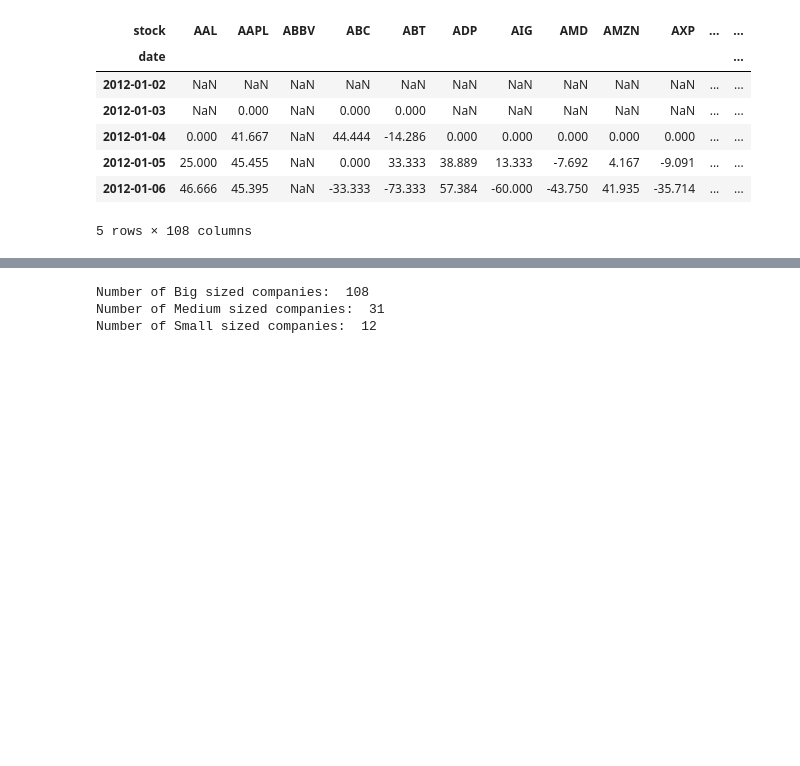
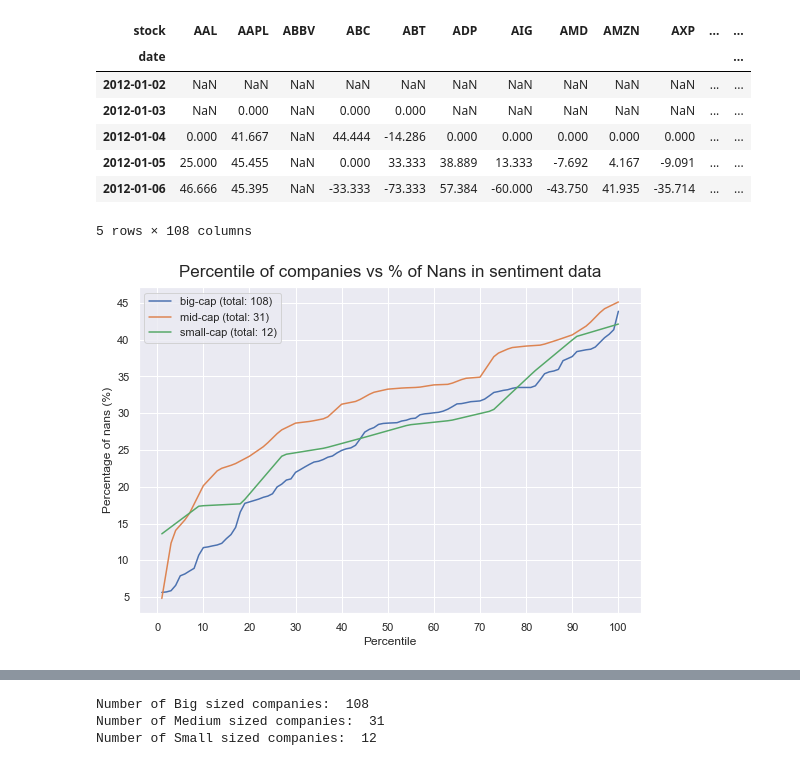
Before and after one commit to DaniloMendezR/master_thesis, a Jupyter notebook: Data_cleaning.ipynb, the cells around one changed output, grey strips where cells are left out. Drawn from its saved outputs; the diff is of its cells as text; code cells hidden in the pictures; blank space fills up the shorter version.

Commit message:
Plots and nans data analysis

```diff
--- a/Data_cleaning.ipynb
+++ b/Data_cleaning.ipynb
@@ -3,9 +3,12 @@ import numpy as np
 import pandas as pd
 import seaborn as sns
 import matplotlib.pyplot as plt
+import seaborn as sns
+from scipy.stats import scoreatpercentile
 import os
 from utils import *
 
+sns.set_theme(style="darkgrid")
 PATH = os.getcwd()
 # %%
 ## Stocks classification (by capitalization)
@@ -37,9 +40,13 @@ big_sent_all['date'] = pd.to_datetime(big_sent_all['date']).dt.date
 
 #2. Make a table for each sentiment indicator
 big_sent_tables = {}
+big_sent_nan_tables = {}
 for i in big_sent_all.columns[2:]:
     big_sent_pivot = big_sent_all.pivot(index="date", columns="stock", values= i)
+    big_sent_pivot.index = pd.to_datetime(big_sent_pivot.index)
     big_sent_tables['big_'+i] = big_sent_pivot
+
+    big_sent_nan_tables['big_nan_'+i] = 100*big_sent_pivot.isna().sum(axis=0)/big_sent_pivot.shape[0] #% of nans per column (company)
 
 print('List of tables created: ',big_sent_tables.keys())
 print('RCV Table:')
@@ -62,14 +69,41 @@ RCV Table:
 mid_sent_all = pd.read_csv(os.path.join(PATH, 'dataSent12_21Good', 'USmed_Sent12_21.csv'))
 mid_sent_all['date'] = pd.to_datetime(mid_sent_all['date']).dt.date
 mid_sent_tables = {}
+mid_sent_nan_tables = {}
 for i in mid_sent_all.columns[2:]:
     mid_sent_pivot = mid_sent_all.pivot(index="date", columns="stock", values= i)
+    mid_sent_pivot.index = pd.to_datetime(mid_sent_pivot.index)
     mid_sent_tables['mid_'+i] = mid_sent_pivot
+
+    mid_sent_nan_tables['mid_nan_'+i] = 100*mid_sent_pivot.isna().sum(axis=0)/mid_sent_pivot.shape[0] #% of nans per column (company)
 
 #Small companies
 small_sent_all = pd.read_csv(os.path.join(PATH, 'dataSent12_21Good', 'USsmall_Sent12_21.csv'))
 small_sent_all['date'] = pd.to_datetime(small_sent_all['date']).dt.date
 small_sent_tables = {}
+small_sent_nan_tables = {}
 for i in small_sent_all.columns[2:]:
     small_sent_pivot = small_sent_all.pivot(index="date", columns="stock", values= i)
+    small_sent_pivot.index = pd.to_datetime(small_sent_pivot.index)
     small_sent_tables['small_'+i] = small_sent_pivot
+
+    small_sent_nan_tables['small_nan_'+i] = 100*small_sent_pivot.isna().sum(axis=0)/small_sent_pivot.shape[0] #% of nans per column (company)
+# %%
+#Let's plot the Percentile of companies vs % of Nans in the sentiment data
+a=list(range(1,101))
+b = [scoreatpercentile(big_sent_nan_tables['big_nan_RCV'],i) for i in a]
+m = [scoreatpercentile(mid_sent_nan_tables['mid_nan_RCV'],i) for i in a]
+s = [scoreatpercentile(small_sent_nan_tables['small_nan_RCV'],i) for i in a]
+df = pd.DataFrame({'percentile': a, 'big % nulls': b, 'mid % nulls': m, 'small % nulls': s}, columns=['percentile', 'big % nulls', 'mid % nulls', 'small % nulls'])
+
+fig, ax = plt.subplots(figsize = (9,6))
+sns.lineplot(data=df, x="percentile", y="big % nulls", ax=ax, legend='brief', label='big-cap (total: 108)')
+sns.lineplot(data=df, x="percentile", y='mid % nulls', ax=ax, legend='brief', label='mid-cap (total: 31)')
+sns.lineplot(data=df, x="percentile", y='small % nulls', ax=ax, legend='brief', label='small-cap (total: 12)')
+ax.set_title("Percentile of companies vs % of Nans in sentiment data", size = 17, pad = 10)
+ax.set_ylabel("Percentage of nans (%)")
+ax.set_xlabel("Percentile")
+ax.set_xticks(range(0,101,10))
+plt.show()
+# %% [output]
+[figure, added]
```
Also changed, not shown: parts of 3 cells of this notebook.
